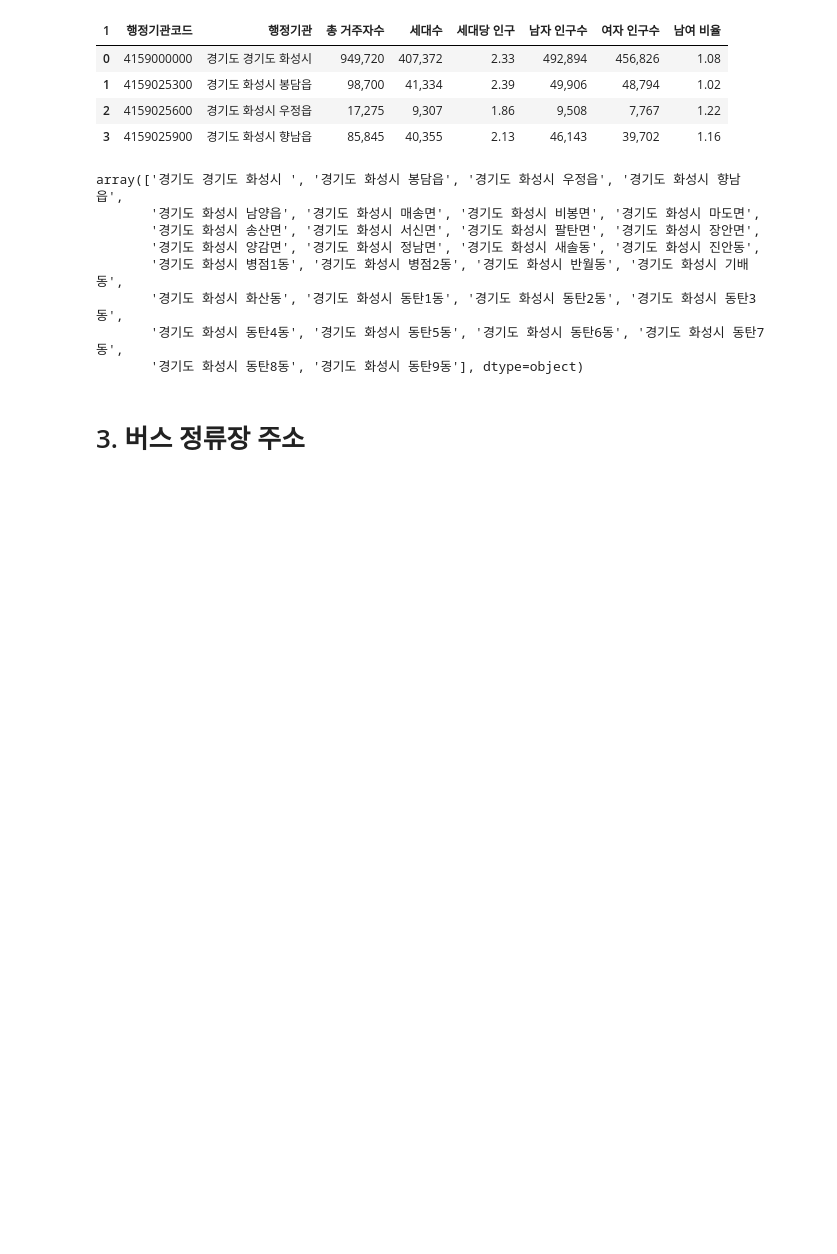
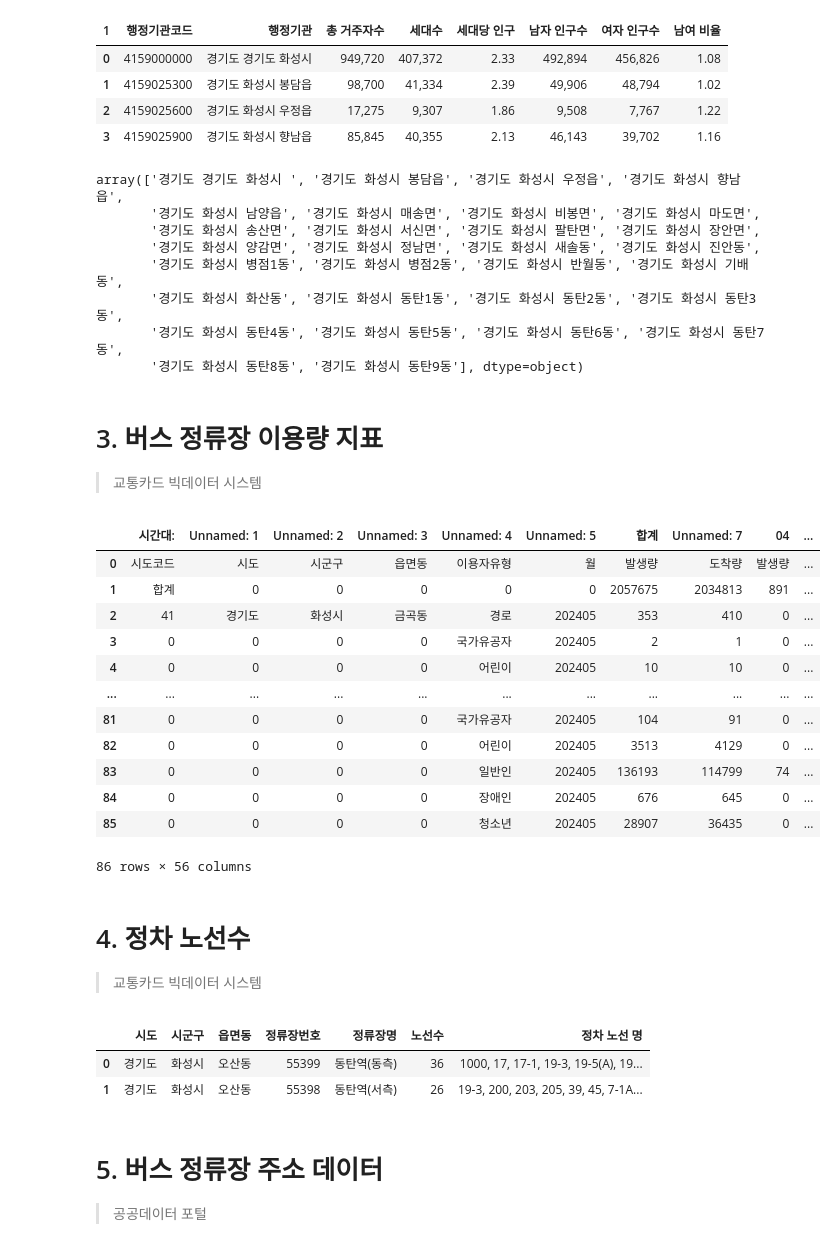
Before and after one commit to oneyoun/GTX-A-Bus-lane-optimization, a Jupyter notebook: 동릉이_data_check.ipynb, the cells around one changed output. Saved outputs shown, nothing was run; the diff lists cells and outputs as text; code cells hidden in the pictures; blank space fills up the shorter version.

```diff
--- a/동릉이_data_check.ipynb
+++ b/동릉이_data_check.ipynb
@@ -56,5 +85,36 @@ array(['경기도 경기도 화성시 ', '경기도 화성시 봉담읍', '경
        '경기도 화성시 화산동', '경기도 화성시 동탄1동', '경기도 화성시 동탄2동', '경기도 화성시 동탄3동',
        '경기도 화성시 동탄4동', '경기도 화성시 동탄5동', '경기도 화성시 동탄6동', '경기도 화성시 동탄7동',
        '경기도 화성시 동탄8동', '경기도 화성시 동탄9동'], dtype=object)
+# %% [markdown]
+# 3. 버스 정류장 이용량 지표
+> 교통카드 빅데이터 시스템
+# %%
+df = pd.read_excel('C:/Users/kartboy10/Documents/GTX-A-Bus-lane-optimization/GTX_동탄역_data/교통카드 빅데이터/발생량_도착량_이용량 지표(목적통행량)_20240617.xlsx')
+df
+# %% [output]
+|  | 시간대: | Unnamed: 1 | Unnamed: 2 | Unnamed: 3 | Unnamed: 4 | Unnamed: 5 | 합계 | Unnamed: 7 | 04 | ... |
+| 0 | 시도코드 | 시도 | 시군구 | 읍면동 | 이용자유형 | 월 | 발생량 | 도착량 | 발생량 | ... |
+| 1 | 합계 | 0 | 0 | 0 | 0 | 0 | 2057675 | 2034813 | 891 | ... |
+| 2 | 41 | 경기도 | 화성시 | 금곡동 | 경로 | 202405 | 353 | 410 | 0 | ... |
+| 3 | 0 | 0 | 0 | 0 | 국가유공자 | 202405 | 2 | 1 | 0 | ... |
+| 4 | 0 | 0 | 0 | 0 | 어린이 | 202405 | 10 | 10 | 0 | ... |
+| ... | ... | ... | ... | ... | ... | ... | ... | ... | ... | ... |
+| 81 | 0 | 0 | 0 | 0 | 국가유공자 | 202405 | 104 | 91 | 0 | ... |
+| 82 | 0 | 0 | 0 | 0 | 어린이 | 202405 | 3513 | 4129 | 0 | ... |
+| 83 | 0 | 0 | 0 | 0 | 일반인 | 202405 | 136193 | 114799 | 74 | ... |
+| 84 | 0 | 0 | 0 | 0 | 장애인 | 202405 | 676 | 645 | 0 | ... |
+| 85 | 0 | 0 | 0 | 0 | 청소년 | 202405 | 28907 | 36435 | 0 | ... |
+86 rows × 56 columns
+# %% [markdown]
+# 4. 정차 노선수
+>교통카드 빅데이터 시스템
+# %%
+df = pd.read_csv('C:/Users/kartboy10/Documents/GTX-A-Bus-lane-optimization/GTX_동탄역_data/교통카드 빅데이터/노선·정류장 지표(정류장별 정차 노선수)_20240617.csv', encoding = 'euc-kr')
+df
+# %% [output]
+|  | 시도 | 시군구 | 읍면동 | 정류장번호 | 정류장명 | 노선수 | 정차 노선 명 |
+| 0 | 경기도 | 화성시 | 오산동 | 55399 | 동탄역(동측) | 36 | 1000, 17, 17-1, 19-3, 19-5(A), 19... |
+| 1 | 경기도 | 화성시 | 오산동 | 55398 | 동탄역(서측) | 26 | 19-3, 200, 203, 205, 39, 45, 7-1A... |
 # %% [markdown]
-# 3. 버스 정류장 주소
+# 5. 버스 정류장 주소 데이터
+> 공공데이터 포털
```
Also changed, not shown: parts of 15 cells of this notebook, 2 other files.
